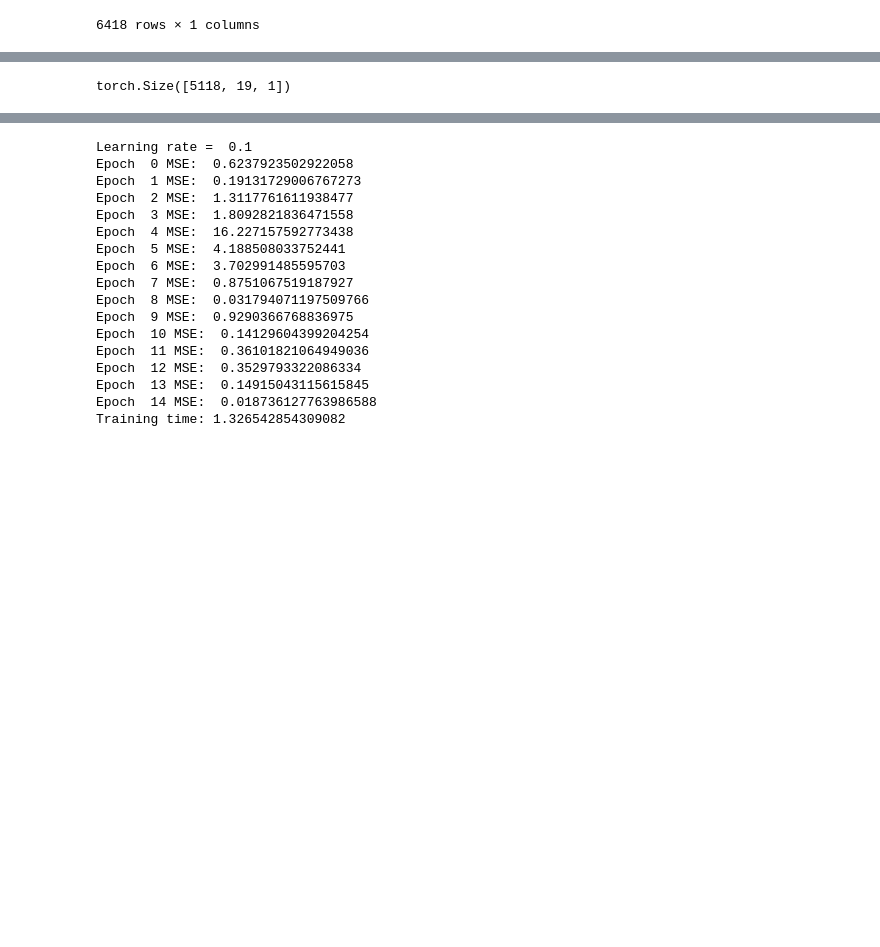
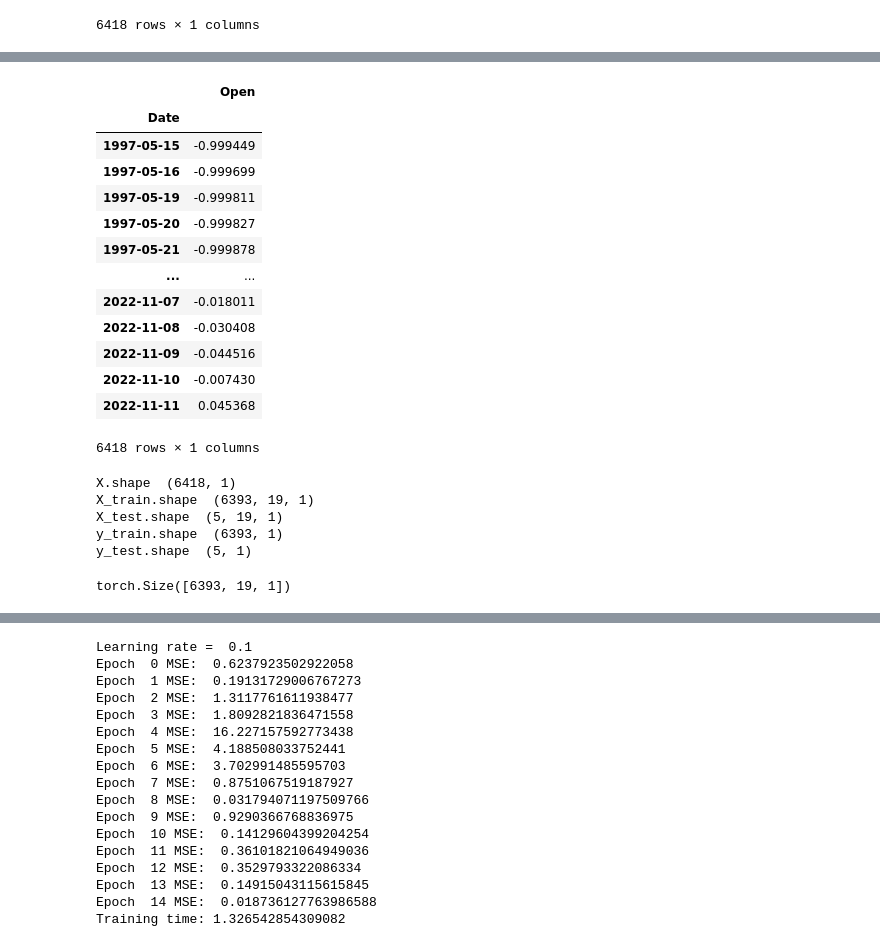
Before and after one commit to poo5zan/deep_learning_fundamentals, a Jupyter notebook: assignment_3/assignment_3.ipynb, the cells around one changed output, grey strips where cells are left out. Saved outputs shown, nothing was run; the diff lists cells and outputs as text; code cells hidden in the pictures; blank space fills up the shorter version.

```diff
--- a/assignment_3/assignment_3.ipynb
+++ b/assignment_3/assignment_3.ipynb
@@ -159,8 +157,8 @@ plt.show()
 # x_df = pd.DataFrame(columns=X_features.columns, data = x_scaled, index = X_features.index)
 # x_df
 # %%
-price = data[['Close']]
-price
+price_close = data[['Close']]
+price_close
 # %% [output]
 |  | Close |
 | Date |  |
@@ -213,3 +229,20 @@ price
+# %%
+price_open
+# %% [output]
+|  | Open |
+| Date |  |
+| 1997-05-15 | -0.999449 |
+| 1997-05-16 | -0.999699 |
+| 1997-05-19 | -0.999811 |
+| 1997-05-20 | -0.999827 |
+| 1997-05-21 | -0.999878 |
+| ... | ... |
+| 2022-11-07 | -0.018011 |
+| 2022-11-08 | -0.030408 |
+| 2022-11-09 | -0.044516 |
+| 2022-11-10 | -0.007430 |
+| 2022-11-11 | 0.045368 |
+6418 rows × 1 columns
 # %%
 
 def split_data(stock, lookback):
@@ -237,3 +297,15 @@ x_train, y_train, x_test, y_test = split_data(price, lookback)
+# %%
+print('X.shape ', price_close.shape)
+print('X_train.shape ', X_train.shape)
+print('X_test.shape ', X_test.shape)
+print('y_train.shape ', y_train.shape)
+print('y_test.shape ', y_test.shape)
+# %% [output]
+X.shape  (6418, 1)
+X_train.shape  (6393, 19, 1)
+X_test.shape  (5, 19, 1)
+y_train.shape  (6393, 1)
+y_test.shape  (5, 1)
 # %%
 # def split_data_into_steps(data_to_split, steps):
 #     X = []
@@ -275,8 +345,8 @@ y_test_gru = torch.from_numpy(y_test).type(torch.Tensor)
 # %%
-print(x_train.shape)
+print(X_train.shape)
 # print(x_train)
 # %% [output]
-torch.Size([5118, 19, 1])
+torch.Size([6393, 19, 1])
 # %%
 def train_network(num_epochs, model, criterion, optimiser, x_train, y_train):
     results = []
```
Also changed, not shown: parts of 18 cells of this notebook.
